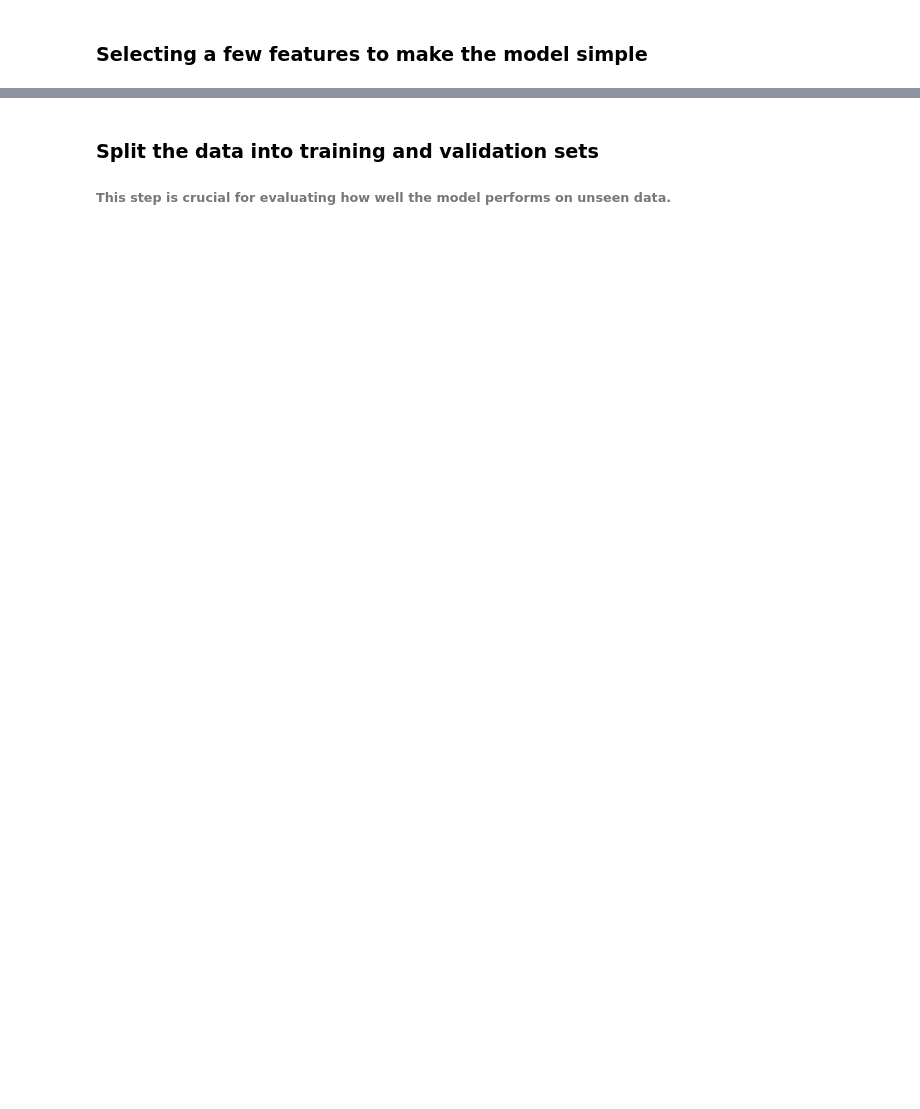
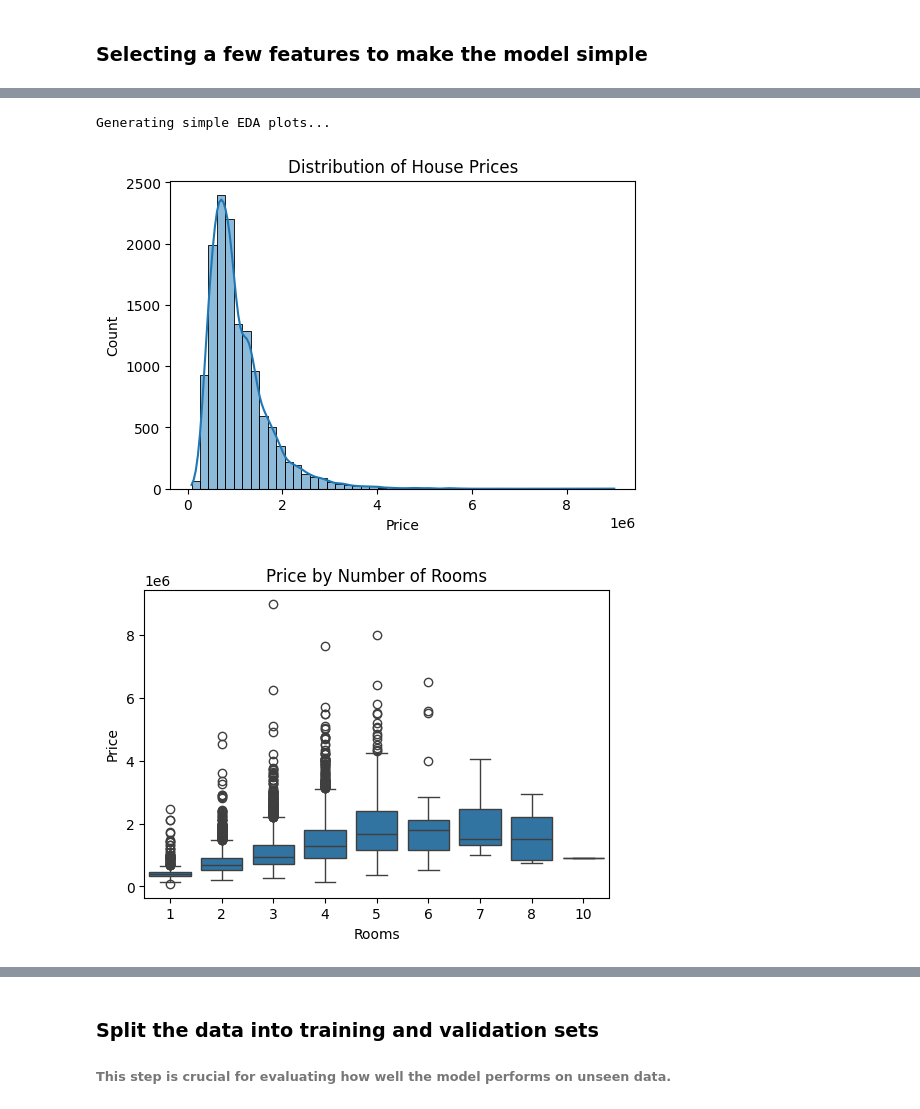
Before and after one commit to Abh1nayg/melbourne_housing, a Jupyter notebook: notebooks/main.ipynb, the cells around one changed output, grey strips where cells are left out. Cells and saved outputs as stored; diff of their text form; code cells hidden in the pictures; blank space fills up the shorter version.

```diff
--- a/notebooks/main.ipynb
+++ b/notebooks/main.ipynb
@@ -20,8 +20,8 @@ Libraries imported successfully.
 ###### The dataset is expected to be in a 'data' folder at the same level as this script.
 ###### Dataset URL: https://www.kaggle.com/datasets/dansbecker/melbourne-housing-snapshot
 # %%
-try:
-    data = pd.read_csv("data/melb_data.csv")
-except FileNotFoundError:
-    print("Error: 'melb_data.csv' not found. Please download the dataset and place it in the data folder.")
-    exit()
+# try:
+data = pd.read_csv("/home/abhinay/python/house/data/melb_data.csv")
+# except FileNotFoundError:
+#     print("Error: 'melb_data.csv' not found. Please download the dataset and place it in the data folder.")
+#     exit()
@@ -49,29 +66,39 @@ print(X.head())
 # %%
 print("\nGenerating simple EDA plots...")
 
 # 1. Price distribution
 plt.figure(figsize=(6,4))
 sns.histplot(data['Price'], bins=50, kde=True)
 plt.title("Distribution of House Prices")
 plt.xlabel("Price")
 plt.ylabel("Count")
 plt.show()
 
 # 2. Rooms vs Price
 plt.figure(figsize=(6,4))
 sns.boxplot(x="Rooms", y="Price", data=data)
 plt.title("Price by Number of Rooms")
 plt.show()
 
 # 3. Bathroom vs Price
 plt.figure(figsize=(6,4))
 sns.boxplot(x="Bathroom", y="Price", data=data)
 plt.title("Price by Number of Bathrooms")
 plt.show()
 
-# 4. Correlation heatmap (numerical features only)
+# 4. Rooms vs Price
+plt.figure(figsize=(6,4))
+sns.boxplot(x="Landsize", y="Price", data=data)
+plt.title("Price by Landsize")
+plt.show()
+
+# 5. Correlation heatmap (numerical features only)
 plt.figure(figsize=(8,6))
 corr = data[['Price','Rooms','Bathroom','Landsize','Lattitude','Longtitude']].corr()
 sns.heatmap(corr, annot=True, cmap="coolwarm")
 plt.title("Correlation Heatmap")
 plt.show()
+# %% [output]
+Generating simple EDA plots...
+[figure, added]
+[figure, added]
```
Also changed, not shown: parts of 9 cells of this notebook, 1 other file.
